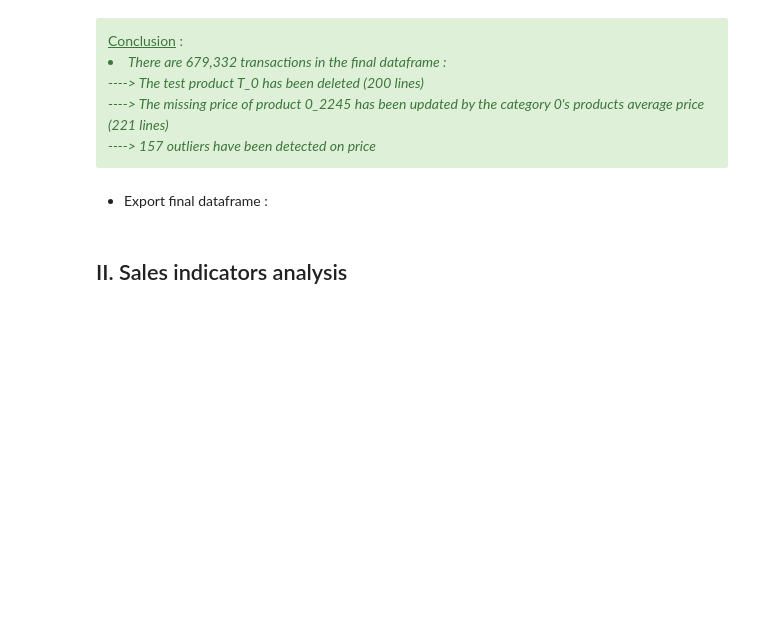
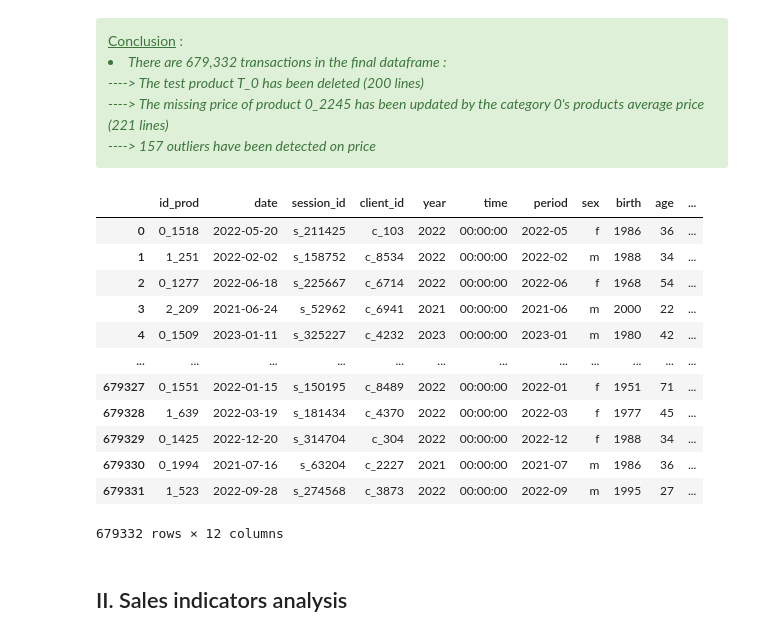
Before and after one commit to donia-nefiz/Analyze-bookstore-sales-with-Python, a Jupyter notebook: Analyze-bookstore-sales-with-Python.ipynb, the cells around one changed output. Saved outputs shown, nothing was run; the diff lists cells and outputs as text; code cells hidden in the pictures; blank space fills up the shorter version.

```diff
--- a/Analyze-bookstore-sales-with-Python.ipynb
+++ b/Analyze-bookstore-sales-with-Python.ipynb
@@ -599,5 +598,3 @@ memory usage: 62.8+ MB
 <i><br>----> The missing price of product 0_2245 has been updated by the category 0's products average price (221 lines)</br></i>
 <i><br>----> 157 outliers have been detected on price</i></br>
 </i></div>
-# %% [markdown]
-- Export final dataframe :
@@ -606,3 +601,19 @@ lapage_df.to_csv("lapage_df.csv", encoding='utf-8', index=False)
+# %%
+lapage_df
+# %% [output]
+|  | id_prod | date | session_id | client_id | year | time | period | sex | birth | age | ... |
+| 0 | 0_1518 | 2022-05-20 | s_211425 | c_103 | 2022 | 00:00:00 | 2022-05 | f | 1986 | 36 | ... |
+| 1 | 1_251 | 2022-02-02 | s_158752 | c_8534 | 2022 | 00:00:00 | 2022-02 | m | 1988 | 34 | ... |
+| 2 | 0_1277 | 2022-06-18 | s_225667 | c_6714 | 2022 | 00:00:00 | 2022-06 | f | 1968 | 54 | ... |
+| 3 | 2_209 | 2021-06-24 | s_52962 | c_6941 | 2021 | 00:00:00 | 2021-06 | m | 2000 | 22 | ... |
+| 4 | 0_1509 | 2023-01-11 | s_325227 | c_4232 | 2023 | 00:00:00 | 2023-01 | m | 1980 | 42 | ... |
+| ... | ... | ... | ... | ... | ... | ... | ... | ... | ... | ... | ... |
+| 679327 | 0_1551 | 2022-01-15 | s_150195 | c_8489 | 2022 | 00:00:00 | 2022-01 | f | 1951 | 71 | ... |
+| 679328 | 1_639 | 2022-03-19 | s_181434 | c_4370 | 2022 | 00:00:00 | 2022-03 | f | 1977 | 45 | ... |
+| 679329 | 0_1425 | 2022-12-20 | s_314704 | c_304 | 2022 | 00:00:00 | 2022-12 | f | 1988 | 34 | ... |
+| 679330 | 0_1994 | 2021-07-16 | s_63204 | c_2227 | 2021 | 00:00:00 | 2021-07 | m | 1986 | 36 | ... |
+| 679331 | 1_523 | 2022-09-28 | s_274568 | c_3873 | 2022 | 00:00:00 | 2022-09 | m | 1995 | 27 | ... |
+679332 rows × 12 columns
 # %% [markdown]
 ## II. Sales indicators analysis
 # %% [markdown]
```
Also changed, not shown: parts of 16 cells of this notebook.
